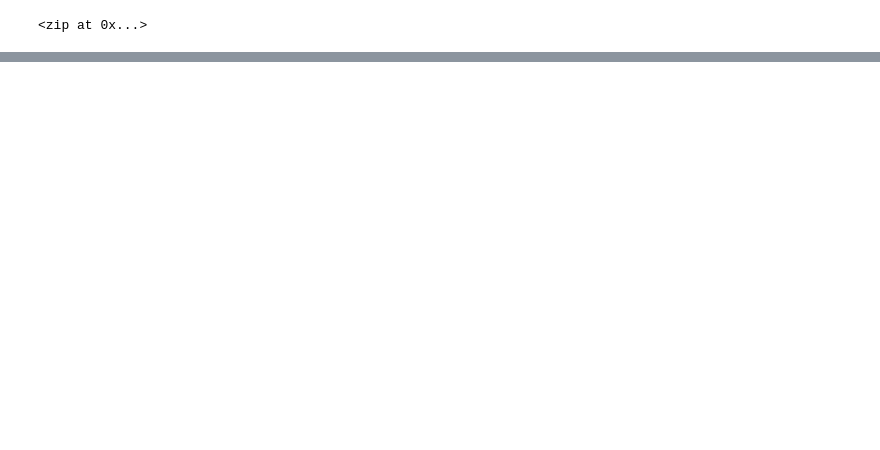
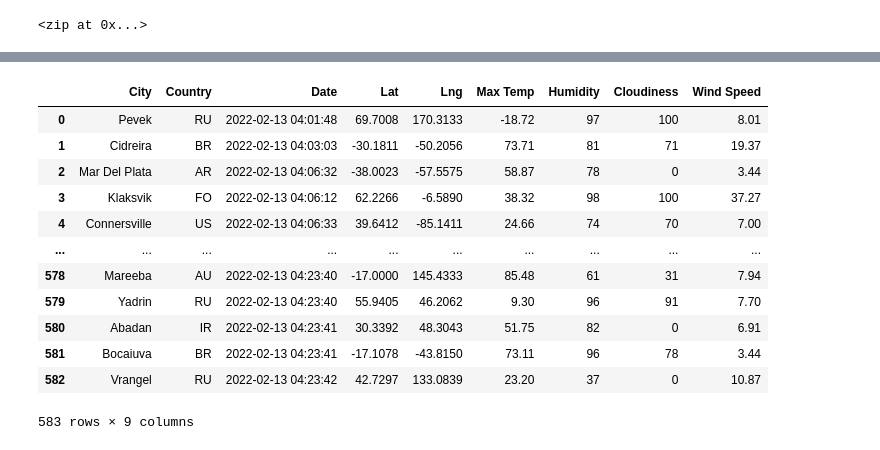
Before and after one commit to Lydiadel/World_Weather_Analysis, a Jupyter notebook: Weather.ipynb, the cells around one changed output, grey strips where cells are left out. Cells and saved outputs as stored; diff of their text form; code cells hidden in the pictures; blank space fills up the shorter version.

Commit message:
Add WeatherPy file

```diff
--- a/Weather.ipynb
+++ b/Weather.ipynb
@@ -31,0 +39,3 @@ len(cities)
+# %%
+# Starting URL for Weather Map API Call.
+url = "http://api.openweathermap.org/data/2.5/weather?units=Imperial&APPID=" + weather_api_key
@@ -31,0 +140,4 @@ len(cities)
+# %%
+# Convert the array of dictionaries to a DataFrame
+city_data_df = pd.DataFrame(city_data)
+city_data_df.head(10)
@@ -31,0 +156,20 @@ len(cities)
+# %%
+# Re order column
+new_column_order =  ["City", "Country", "Date", "Lat", "Lng", "Max Temp", "Humidity", "Cloudiness", "Wind Speed"]
+# %%
+city_data_df = city_data_df[new_column_order]
+city_data_df
+# %% [output]
+|  | City | Country | Date | Lat | Lng | Max Temp | Humidity | Cloudiness | Wind Speed |
+| 0 | Pevek | RU | 2022-02-13 04:01:48 | 69.7008 | 170.3133 | -18.72 | 97 | 100 | 8.01 |
+| 1 | Cidreira | BR | 2022-02-13 04:03:03 | -30.1811 | -50.2056 | 73.71 | 81 | 71 | 19.37 |
+| 2 | Mar Del Plata | AR | 2022-02-13 04:06:32 | -38.0023 | -57.5575 | 58.87 | 78 | 0 | 3.44 |
+| 3 | Klaksvik | FO | 2022-02-13 04:06:12 | 62.2266 | -6.5890 | 38.32 | 98 | 100 | 37.27 |
+| 4 | Connersville | US | 2022-02-13 04:06:33 | 39.6412 | -85.1411 | 24.66 | 74 | 70 | 7.00 |
+| ... | ... | ... | ... | ... | ... | ... | ... | ... | ... |
+| 578 | Mareeba | AU | 2022-02-13 04:23:40 | -17.0000 | 145.4333 | 85.48 | 61 | 31 | 7.94 |
+| 579 | Yadrin | RU | 2022-02-13 04:23:40 | 55.9405 | 46.2062 | 9.30 | 96 | 91 | 7.70 |
+| 580 | Abadan | IR | 2022-02-13 04:23:41 | 30.3392 | 48.3043 | 51.75 | 82 | 0 | 6.91 |
+| 581 | Bocaiuva | BR | 2022-02-13 04:23:41 | -17.1078 | -43.8150 | 73.11 | 96 | 78 | 3.44 |
+| 582 | Vrangel | RU | 2022-02-13 04:23:42 | 42.7297 | 133.0839 | 23.20 | 37 | 0 | 10.87 |
+583 rows × 9 columns
```
Also changed, not shown: parts of 7 cells of this notebook, 1 other file.
